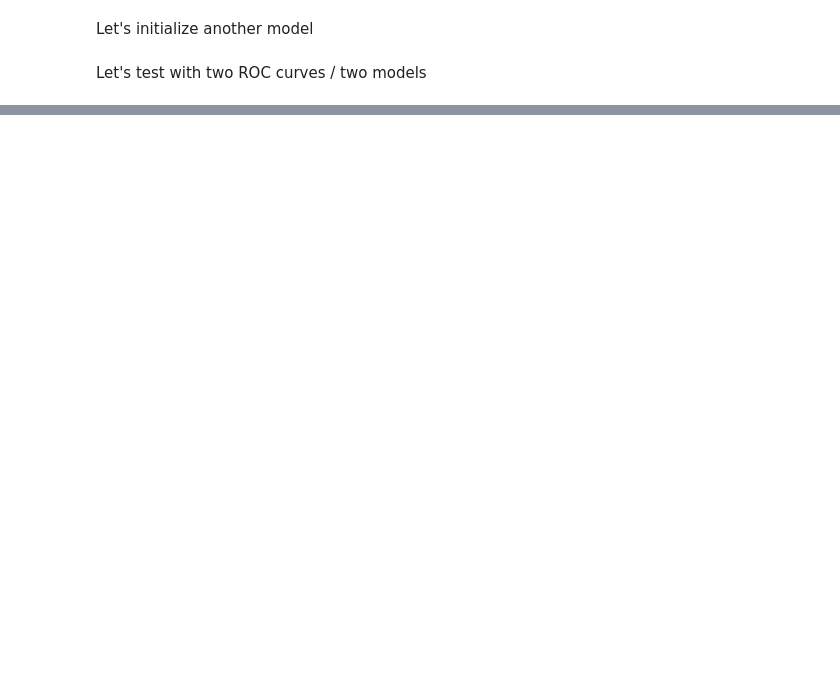
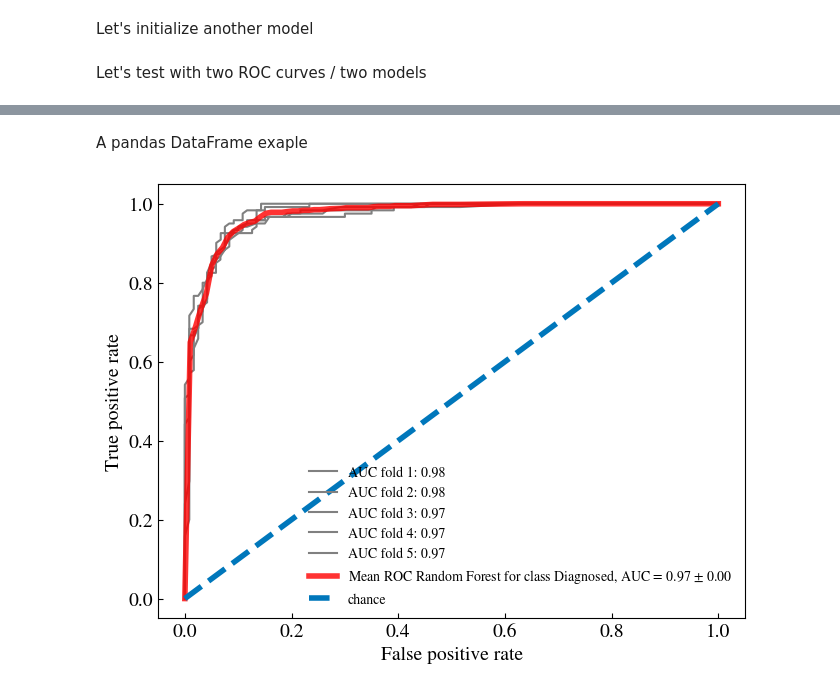
Before and after one commit to attilalr/plot-roc-curve-cv, a Jupyter notebook: Plot_roc_curve_example.ipynb, the cells around one changed output, grey strips where cells are left out. Saved outputs shown, nothing was run; the diff lists cells and outputs as text; code cells hidden in the pictures; blank space fills up the shorter version.

```diff
--- a/Plot_roc_curve_example.ipynb
+++ b/Plot_roc_curve_example.ipynb
@@ -127,0 +148,20 @@ plot_roc_curve(X, y,
+# %% [markdown]
+A pandas DataFrame exaple
+# %%
+X_df = pd.DataFrame(data=X, columns=None)
+y_df = pd.DataFrame(data=y, columns=None)
+
+X_df
+
+plot_roc_curve(X_df, y_df,
+               clf,
+               clf_label='Random Forest',
+               target_column=1, # for binary is the usual
+               class_name='Diagnosed',
+               cv=5,
+               show_fold_curves=True, show_fold_scores=True,
+               figsize=(8, 6),
+               dict_pyplot_style=dict_pyplot_style,
+               )
+# %% [output]
+[figure, added]
```
Also changed, not shown: parts of 4 cells of this notebook.
